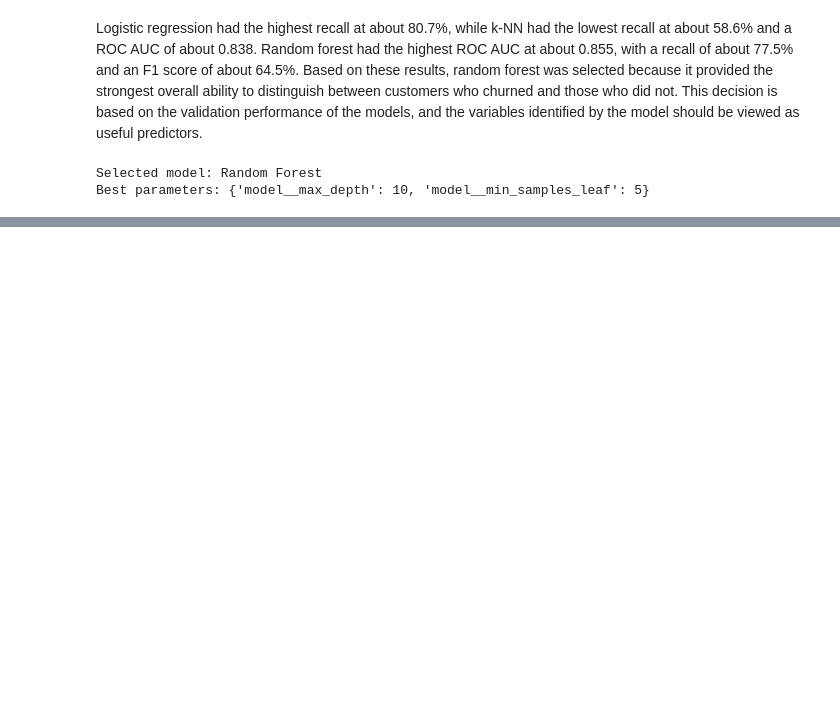
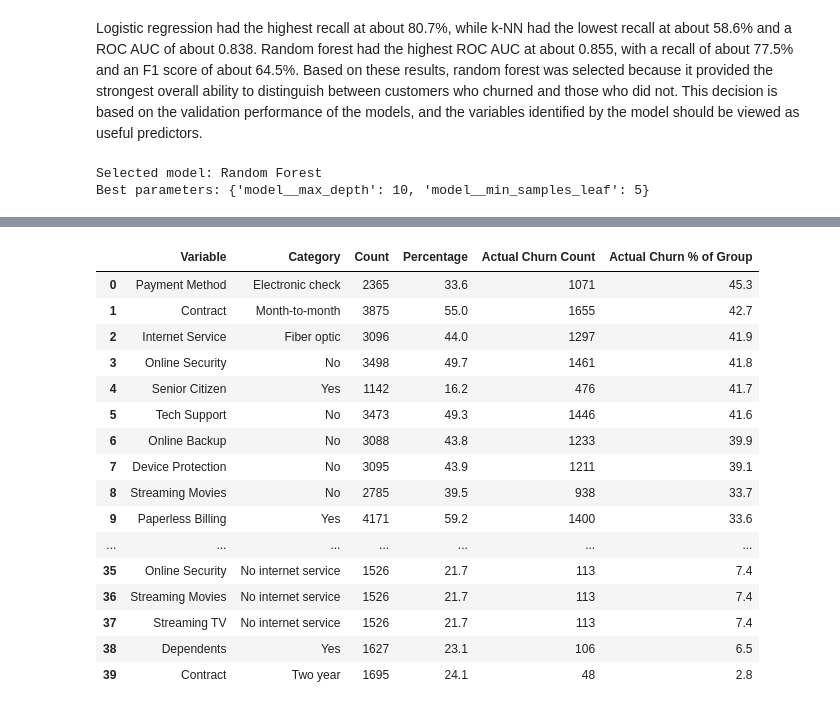
Before and after one commit to jharrison4386/ADS-505-Group-8-Project, a Jupyter notebook: final_project_predictive_modeling.ipynb, the cells around one changed output, grey strips where cells are left out. Cells and saved outputs as stored; diff of their text form; code cells hidden in the pictures; blank space fills up the shorter version.

```diff
--- a/final_project_predictive_modeling.ipynb
+++ b/final_project_predictive_modeling.ipynb
@@ -756,0 +813,56 @@ Best parameters: {'model__max_depth': 10, 'model__min_samples_leaf': 5}
+# %%
+# look at the categorical column distributions across the actual churn and predicted churn groups
+
+categorical_rows = []
+
+for col in cat_cols:
+    if col not in df2.columns:
+        continue
+
+    for category, group in df2.groupby(
+        col, dropna=False, observed=True
+    ):
+        n = len(group)
+
+        actual_count = (group[actual_churn] == 1).sum()
+        predicted_count = (group[pred_churn] == 1).sum()
+
+        categorical_rows.append({
+            "Variable": col,
+            "Category": str(category),
+            "Count": n,
+            "Percentage": round(n / len(df2) * 100, 1)
+                if len(df2) else 0,
+            "Actual Churn Count": actual_count,
+            "Actual Churn % of Group": round(
+                actual_count / n * 100, 1
+            ) if n else 0,
+
+        })
+
+categorical_table = pd.DataFrame(categorical_rows)
+
+categorical_table = categorical_table.sort_values(
+    by="Actual Churn % of Group",
+    ascending=False
+).reset_index(drop=True)
+
+display(categorical_table)
+# %% [output]
+|  | Variable | Category | Count | Percentage | Actual Churn Count | Actual Churn % of Group |
+| 0 | Payment Method | Electronic check | 2365 | 33.6 | 1071 | 45.3 |
+| 1 | Contract | Month-to-month | 3875 | 55.0 | 1655 | 42.7 |
+| 2 | Internet Service | Fiber optic | 3096 | 44.0 | 1297 | 41.9 |
+| 3 | Online Security | No | 3498 | 49.7 | 1461 | 41.8 |
+| 4 | Senior Citizen | Yes | 1142 | 16.2 | 476 | 41.7 |
+| 5 | Tech Support | No | 3473 | 49.3 | 1446 | 41.6 |
+| 6 | Online Backup | No | 3088 | 43.8 | 1233 | 39.9 |
+| 7 | Device Protection | No | 3095 | 43.9 | 1211 | 39.1 |
+| 8 | Streaming Movies | No | 2785 | 39.5 | 938 | 33.7 |
+| 9 | Paperless Billing | Yes | 4171 | 59.2 | 1400 | 33.6 |
+| ... | ... | ... | ... | ... | ... | ... |
+| 35 | Online Security | No internet service | 1526 | 21.7 | 113 | 7.4 |
+| 36 | Streaming Movies | No internet service | 1526 | 21.7 | 113 | 7.4 |
+| 37 | Streaming TV | No internet service | 1526 | 21.7 | 113 | 7.4 |
+| 38 | Dependents | Yes | 1627 | 23.1 | 106 | 6.5 |
+| 39 | Contract | Two year | 1695 | 24.1 | 48 | 2.8 |
```
Also changed, not shown: parts of 36 cells of this notebook.
